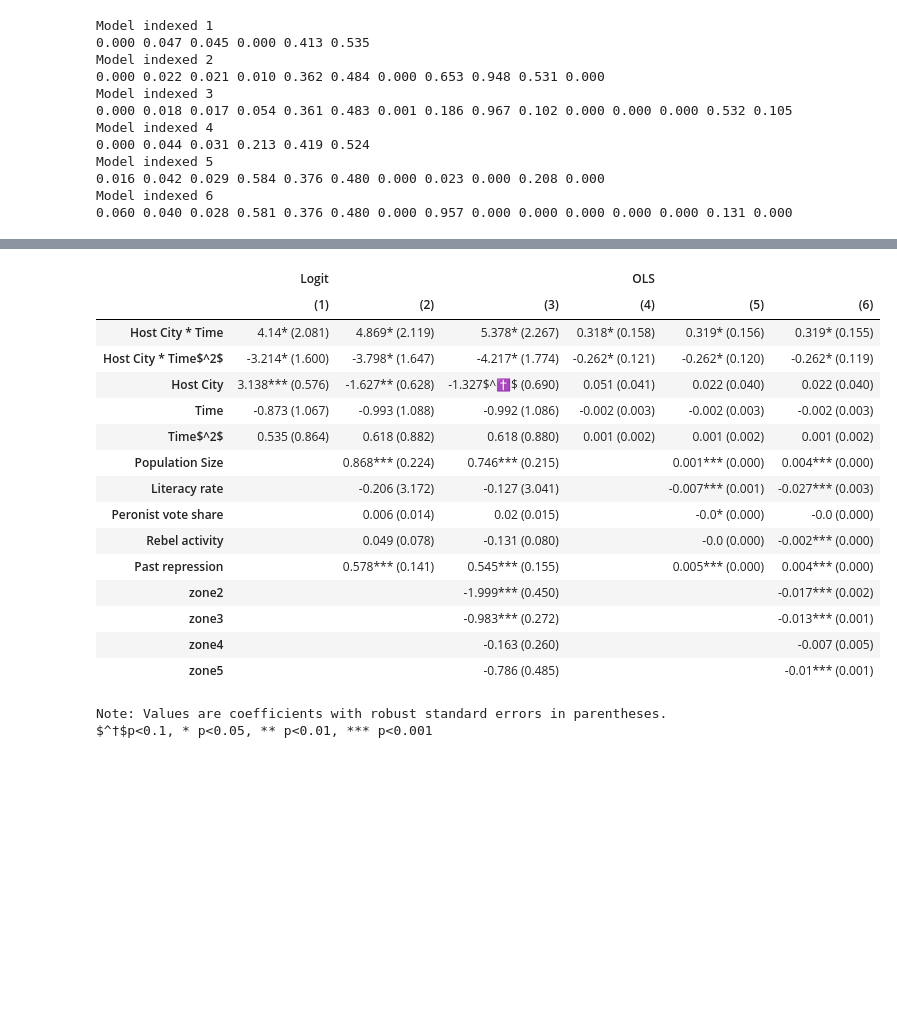
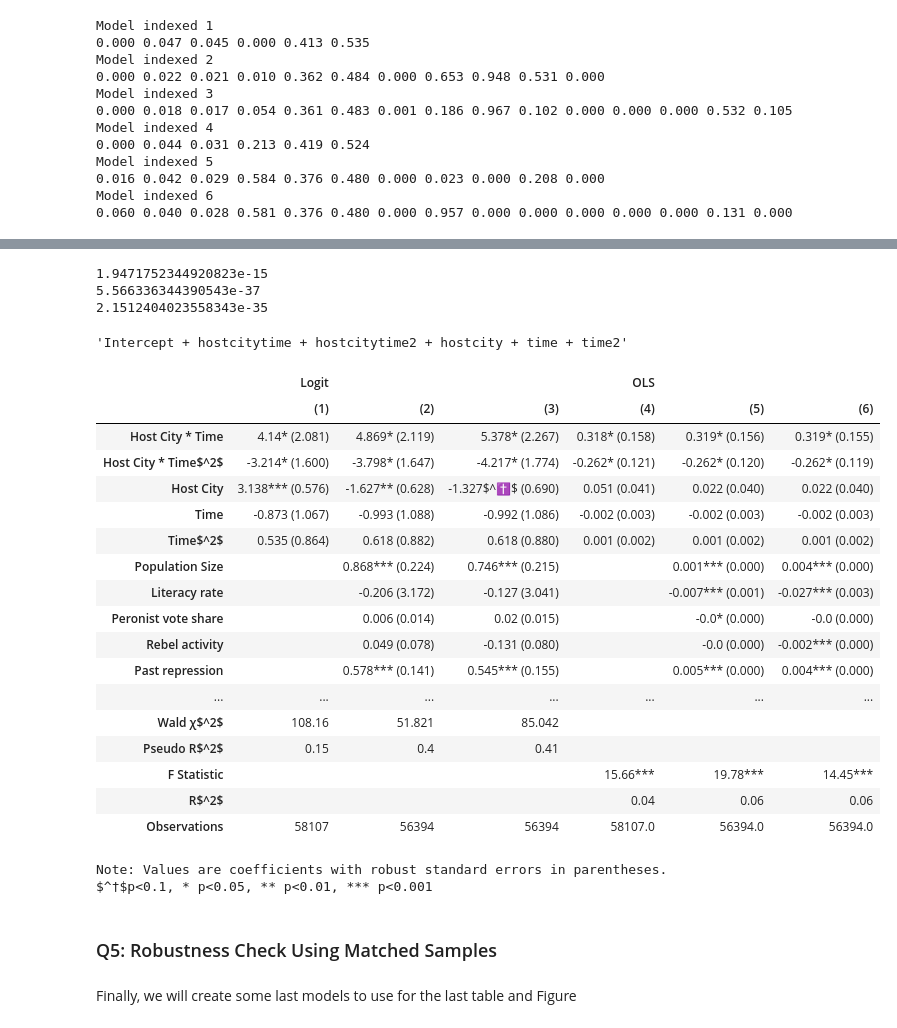
Before and after one commit to pdvass/ml_assignment2, a Jupyter notebook: Assignment_2.ipynb, the cells around one changed output, grey strips where cells are left out. Drawn from its saved outputs; the diff is of its cells as text; code cells hidden in the pictures; blank space fills up the shorter version.

```diff
--- a/Assignment_2.ipynb
+++ b/Assignment_2.ipynb
@@ -662,4 +851,5 @@ multi_coefs_table.drop('Intercept', axis=0, inplace=True)
 # reindex right order
 multi_coefs_table = multi_coefs_table.reindex(['hostcitytime', 'hostcitytime2', 'hostcity', 'time', 'time2', 'lnpop_1970', \
                     'literacy_avg', 'vote_frejuli', 'lnrebact1974', 'lnrepression70_77', \
-                                  'zone2', 'zone3', 'zone4', 'zone5'])
+                                  'zone2', 'zone3', 'zone4', 'zone5', 'waldx', 'pseudor', 'fstat', 'r2', 'obs'])
+multi_coefs_table
@@ -671,7 +880,8 @@ for i, reg_res in enumerate(models, start=1):
     for name, val in multi_coefs_table[(f_col, f'({i})')].items():
         if multi_coefs_table.loc[name, (f_col, f'({i})')] == '':
             continue
-
+        if name == 'waldx':
+            break
         pvalue = round(reg_res.pvalues[name], 3)
         if  pvalue <= 0.001:
             multi_coefs_table.loc[name, (f_col, f'({i})')] += '***'
@@ -684,56 +894,93 @@ for i, reg_res in enumerate(models, start=1):
 
         elif pvalue <= 0.1:
             multi_coefs_table.loc[name, (f_col, f'({i})')] += '$^\u271D$'
+# %%
+print(ols_model1.f_pvalue)
+print(ols_model2.f_pvalue)
+print(ols_model3.f_pvalue)
+# %% [output]
+1.9471752344920823e-15
+5.566336344390543e-37
+2.1512404023558343e-35
 # %%
 ols_models = [ols_model1, ols_model2, ols_model3]
 for i, reg_res in enumerate(ols_models, start=4):
     for name, val in multi_coefs_table[('OLS', f'({i})')].items():
-        if name == 'F Statistic':
-            break
-        if val != '':
+        if name == 'waldx' or name == 'pseudor':
+            multi_coefs_table.loc[name, ('OLS', f'({i})')] = ''
+        elif name == 'fstat':
+            multi_coefs_table.loc['fstat', ('OLS', f'({i})')] = str(round(reg_res.fvalue, 2)) + '***'
+        elif name == 'r2':
+            multi_coefs_table.loc['r2', ('OLS', f'({i})')] = round(reg_res.rsquared, 2)
+        elif name == 'obs':
+            multi_coefs_table.loc['obs', ('OLS', f'({i})')] = reg_res.nobs
+        elif val != '':
             multi_coefs_table.loc[name, ('OLS', f'({i})')] += '\\n' + '(%.3f)' % reg_res.HC1_se[name]
 
 log_models = [log_model1, log_model2, log_model3]
 for i, reg_res in enumerate(log_models, start=1):
     for name, val in multi_coefs_table[('Logit', f'({i})')].items():
-        if name == 'F Statistic':
-            break
-        if val != '':
+        if name == 'fstat' or name == 'r2':
+            multi_coefs_table.loc[name, ('Logit', f'({i})')] = ''
+        elif name == 'waldx':
+            # Cell below shows an example
+            multi_coefs_table.loc['waldx', ('Logit', f'({i})')] = reg_res.wald_test(
+                f'({" + ".join([param[0] for param in list(reg_res.params.items())])} = 0)', use_f=True, scalar=True
+            ).summary()[11:17]
+        elif name == 'pseudor':
+            multi_coefs_table.loc['pseudor', ('Logit', f'({i})')] = round(reg_res.prsquared, 2)
+        elif name == 'obs':
+            multi_coefs_table.loc['obs', ('Logit', f'({i})')] = reg_res.nobs
+        elif val != '':
             multi_coefs_table.loc[name, ('Logit', f'({i})')] += '\\n' + '(%.3f)' % reg_res.bse[name]
+# %%
+' + '.join([param[0] for param in list(log_model1.params.items())])
+# %% [output]
+'Intercept + hostcitytime + hostcitytime2 + hostcity + time + time2'
 # %%
 names = {
     'hostcity': 'Host City',
     'hostcitytime': 'Host City * Time',
     'hostcitytime2': 'Host City * Time$^2$',
     'time': 'Time',
     'time2': 'Time$^2$',
     'lnpop_1970': 'Population Size',
     'vote_frejuli': 'Peronist vote share',
     'literacy_avg': 'Literacy rate',
     'lnrebact1974': 'Rebel activity',
     'lnrepression70_77': 'Past repression',
-    'R Squared': 'R$^2$'
+    'waldx': 'Wald χ$^2$',
+    'pseudor': 'Pseudo R$^2$',
+    'fstat': 'F Statistic',
+    'r2': 'R$^2$',
+    'obs': 'Observations'
 }
 
 multi_coefs_table.rename(names, inplace=True)
 display(HTML(multi_coefs_table.to_html().replace('\\n', '<br>') +'<p>Note: Values are coefficients with robust standard errors in parentheses.</p>\
 <p>$^†$p<0.1, * p<0.05, ** p<0.01, ***  p<0.001</p>'))
 # %% [output]
 |  | Logit |  |  | OLS |  |  |
 |  | (1) | (2) | (3) | (4) | (5) | (6) |
 | Host City * Time | 4.14* (2.081) | 4.869* (2.119) | 5.378* (2.267) | 0.318* (0.158) | 0.319* (0.156) | 0.319* (0.155) |
 | Host City * Time$^2$ | -3.214* (1.600) | -3.798* (1.647) | -4.217* (1.774) | -0.262* (0.121) | -0.262* (0.120) | -0.262* (0.119) |
 | Host City | 3.138*** (0.576) | -1.627** (0.628) | -1.327$^✝$ (0.690) | 0.051 (0.041) | 0.022 (0.040) | 0.022 (0.040) |
 | Time | -0.873 (1.067) | -0.993 (1.088) | -0.992 (1.086) | -0.002 (0.003) | -0.002 (0.003) | -0.002 (0.003) |
 | Time$^2$ | 0.535 (0.864) | 0.618 (0.882) | 0.618 (0.880) | 0.001 (0.002) | 0.001 (0.002) | 0.001 (0.002) |
 | Population Size |  | 0.868*** (0.224) | 0.746*** (0.215) |  | 0.001*** (0.000) | 0.004*** (0.000) |
 | Literacy rate |  | -0.206 (3.172) | -0.127 (3.041) |  | -0.007*** (0.001) | -0.027*** (0.003) |
 | Peronist vote share |  | 0.006 (0.014) | 0.02 (0.015) |  | -0.0* (0.000) | -0.0 (0.000) |
 | Rebel activity |  | 0.049 (0.078) | -0.131 (0.080) |  | -0.0 (0.000) | -0.002*** (0.000) |
 | Past repression |  | 0.578*** (0.141) | 0.545*** (0.155) |  | 0.005*** (0.000) | 0.004*** (0.000) |
-| zone2 |  |  | -1.999*** (0.450) |  |  | -0.017*** (0.002) |
-| zone3 |  |  | -0.983*** (0.272) |  |  | -0.013*** (0.001) |
-| zone4 |  |  | -0.163 (0.260) |  |  | -0.007 (0.005) |
-| zone5 |  |  | -0.786 (0.485) |  |  | -0.01*** (0.001) |
+| ... | ... | ... | ... | ... | ... | ... |
+| Wald χ$^2$ | 108.16 | 51.821 | 85.042 |  |  |  |
+| Pseudo R$^2$ | 0.15 | 0.4 | 0.41 |  |  |  |
+| F Statistic |  |  |  | 15.66*** | 19.78*** | 14.45*** |
+| R$^2$ |  |  |  | 0.04 | 0.06 | 0.06 |
+| Observations | 58107 | 56394 | 56394 | 58107.0 | 56394.0 | 56394.0 |
 Note: Values are coefficients with robust standard errors in parentheses.
 $^†$p<0.1, * p<0.05, ** p<0.01, *** p<0.001
+# %% [markdown]
+### Q5: Robustness Check Using Matched Samples
+# %% [markdown]
+Finally, we will create some last models to use for the last table and Figure
```
Also changed, not shown: parts of 21 cells of this notebook.
